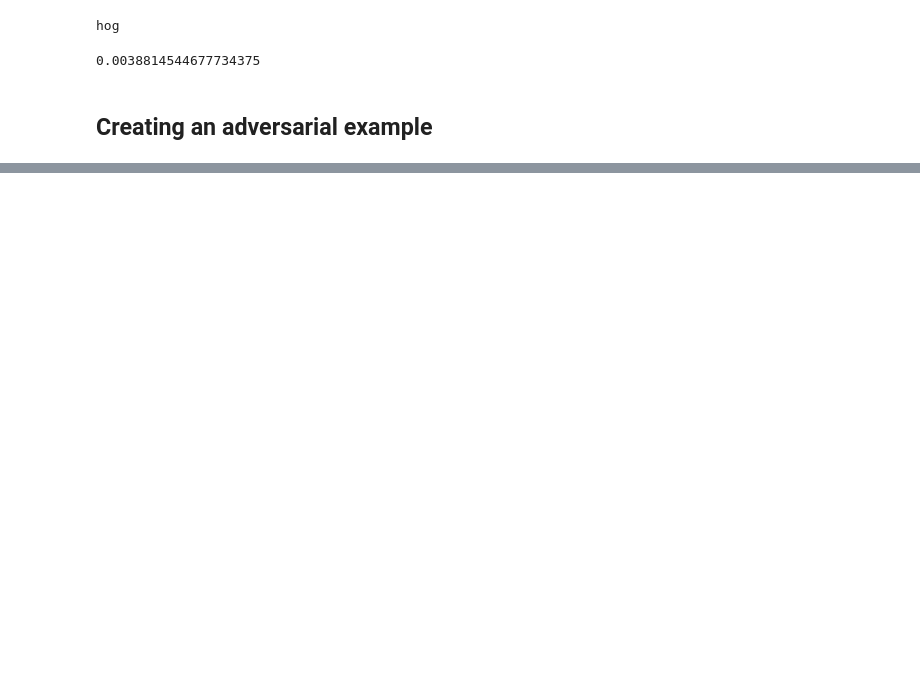
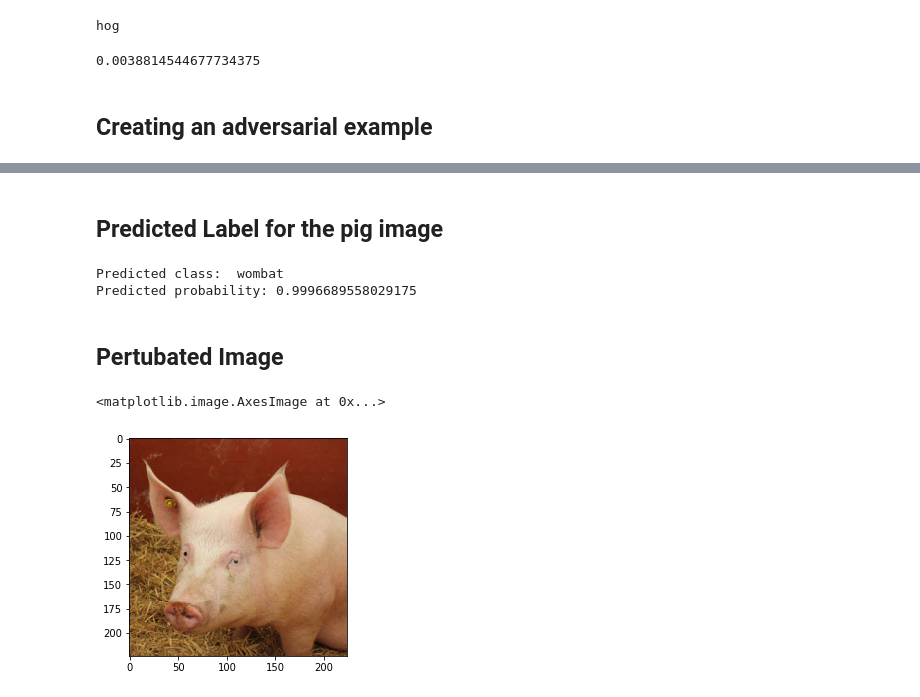
Before and after one commit to tanimutomo/tutorials, a Jupyter notebook: adversarial_robustness/introduction.ipynb, the cells around one changed output, grey strips where cells are left out. Drawn from its saved outputs; the diff is of its cells as text; code cells hidden in the pictures; blank space fills up the shorter version.

```diff
--- a/adversarial_robustness/introduction.ipynb
+++ b/adversarial_robustness/introduction.ipynb
@@ -50,3 +56,21 @@ print(nn.CrossEntropyLoss()(model(norm(pig_tensor)),torch.LongTensor([341])).ite
 0.0038814544677734375
 # %% [markdown]
 ## Creating an adversarial example
+# %%
+import torch.optim as optim
+epsilon = 2. / 355
+delta = torch.zeros_like(pig_tensor, requires_grad=True)
+opt = optim.SGD([delta], lr=1e-1)
+
+for t in range(30):
+    pred = model(norm(pig_tensor + delta))
+    loss = - nn.CrossEntropyLoss()(pred, torch.LongTensor([341]))
+    if t % 5 == 0:
+        print(t, loss.item())
+
+    opt.zero_grad()
+    loss.backward()
+    opt.step()
+    delta.data.clamp_(-epsilon, epsilon)
+
+print("True class probability:", nn.Softmax(dim=1)(pred)[0, 341].item())
@@ -52,0 +85,16 @@ print(nn.CrossEntropyLoss()(model(norm(pig_tensor)),torch.LongTensor([341])).ite
+# %% [markdown]
+## Predicted Label for the pig image
+# %%
+max_class = pred.max(dim=1)[1].item()
+print("Predicted class: ", imagenet_classes[max_class])
+print("Predicted probability:", nn.Softmax(dim=1)(pred)[0, max_class].item())
+# %% [output]
+Predicted class:  wombat
+Predicted probability: 0.9996689558029175
+# %% [markdown]
+## Pertubated Image
+# %%
+plt.imshow((pig_tensor + delta)[0].detach().numpy().transpose(1, 2, 0))
+# %% [output]
+<matplotlib.image.AxesImage at 0x...>
+[figure, added]
```
Also changed, not shown: parts of 14 cells of this notebook.
